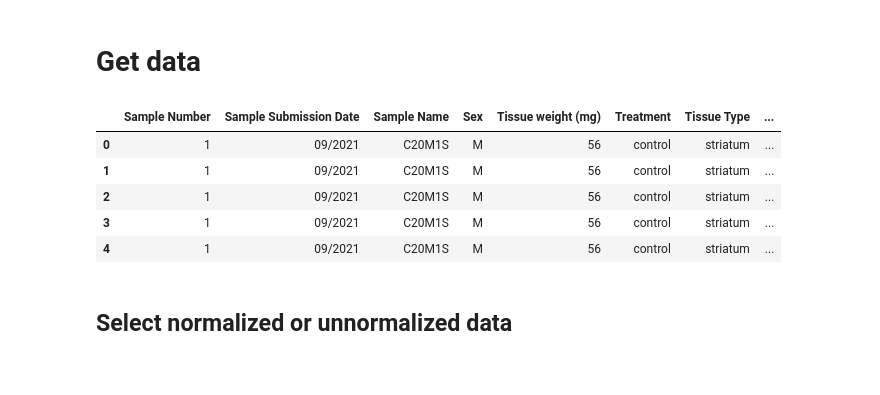
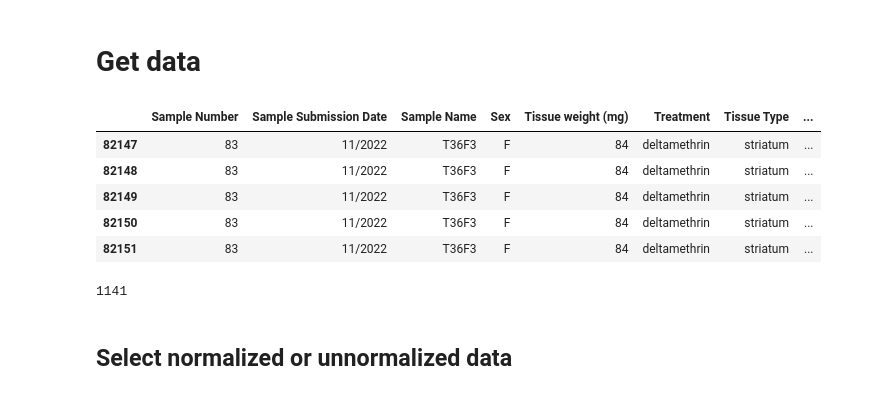
Before and after one commit to Ivan2nn/Lypidomics2, a Jupyter notebook: pca_analysis.ipynb, the cells around one changed output. Saved outputs shown, nothing was run; the diff lists cells and outputs as text; code cells hidden in the pictures.

```diff
--- a/pca_analysis.ipynb
+++ b/pca_analysis.ipynb
@@ -31,14 +31,19 @@ data_path = paths["data_path"]
 # %%
 df = pd.read_excel(os.path.join(data_path,"raw_data.xlsx"))
 n_classes = len(np.unique(df['Lipid Class']))
-df.head()
+df.tail()
 # %% [output]
 |  | Sample Number | Sample Submission Date | Sample Name | Sex | Tissue weight (mg) | Treatment | Tissue Type | ... |
-| 0 | 1 | 09/2021 | C20M1S | M | 56 | control | striatum | ... |
-| 1 | 1 | 09/2021 | C20M1S | M | 56 | control | striatum | ... |
-| 2 | 1 | 09/2021 | C20M1S | M | 56 | control | striatum | ... |
-| 3 | 1 | 09/2021 | C20M1S | M | 56 | control | striatum | ... |
-| 4 | 1 | 09/2021 | C20M1S | M | 56 | control | striatum | ... |
+| 82147 | 83 | 11/2022 | T36F3 | F | 84 | deltamethrin | striatum | ... |
+| 82148 | 83 | 11/2022 | T36F3 | F | 84 | deltamethrin | striatum | ... |
+| 82149 | 83 | 11/2022 | T36F3 | F | 84 | deltamethrin | striatum | ... |
+| 82150 | 83 | 11/2022 | T36F3 | F | 84 | deltamethrin | striatum | ... |
+| 82151 | 83 | 11/2022 | T36F3 | F | 84 | deltamethrin | striatum | ... |
+# %%
+#sum(df.groupby('Sample Name')['Sample Submission Date'].unique() == '11/2022')
+df['Individual Lipid Species'].nunique()
+# %% [output]
+1141
 # %% [markdown]
 ## Select normalized or unnormalized data
 # %%
```
Also changed, not shown: parts of 23 cells of this notebook, 6 other files.
